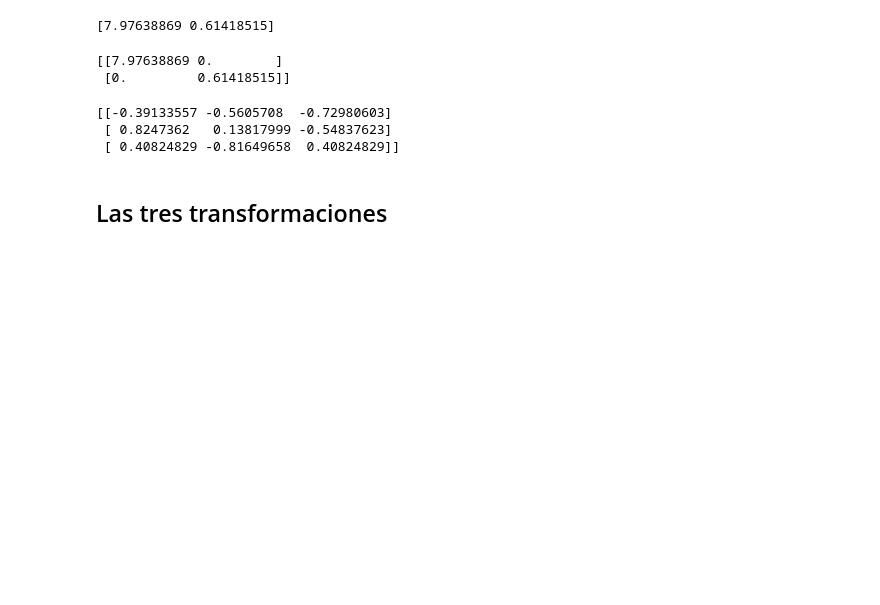
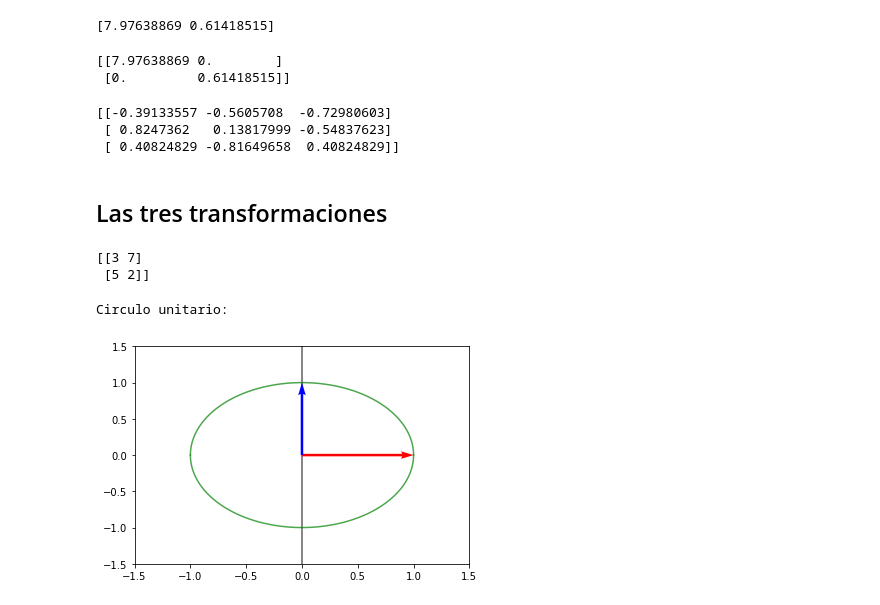
Before and after one commit to luceldasilva/algebra-lineal-para-ml, a Jupyter notebook: Algebra_Lineal.ipynb, the cells around one changed output. Drawn from its saved outputs; the diff is of its cells as text; code cells hidden in the pictures; blank space fills up the shorter version.

```diff
--- a/Algebra_Lineal.ipynb
+++ b/Algebra_Lineal.ipynb
@@ -231,24 +231,3 @@ print(V)
  [ 0.40824829 -0.81649658  0.40824829]]
 # %% [markdown]
 ## Las tres transformaciones
-# %%
-def graficarMatriz(matriz, vectorCol['red', 'blue']):
-
-  #circulo unitario
-  x = np.linspace(-1,1, 100000)
-  y = np.sqrt(1-(x**2))
-
-  #circulo unitario transformado
-  x1 = matriz[0,0]*x + matriz[0,1]*y
-  y1 = matriz[1,0]*x + matriz[1,1]*y
-  x1_neg = matriz[0,0]*x - matriz[0,1]*y
-  y1_neg = matriz[1,0]*x - matriz[1,1]*y
-
-  #vectores
-  u1 = [matriz[0,0], matriz[1,0]]
-  v1 = [matriz[0,1], matriz[1,1]]
-
-  graficarVectores([u1, v1], cols=[vectorCol[0], vectorCol[1]])
-
-  plt.plt(x1, y1, 'green', alpha = 0.7)
-  plt.plt(x1, y1, 'green', alpha = 0.7)
@@ -254,0 +236,16 @@ def graficarMatriz(matriz, vectorCol['red', 'blue']):
+# %%
+clase_7 = np.array([[3,7], [5,2]])
+print(clase_7)
+# %% [output]
+[[3 7]
+ [5 2]]
+# %%
+print('Circulo unitario:')
+graficarMatriz(np.eye(2))
+
+plt.xlim(-1.5, 1.5)
+plt.ylim(-1.5, 1.5)
+plt.show()
+# %% [output]
+Circulo unitario:
+[figure, added]
```
Also changed, not shown: parts of 11 cells of this notebook.
